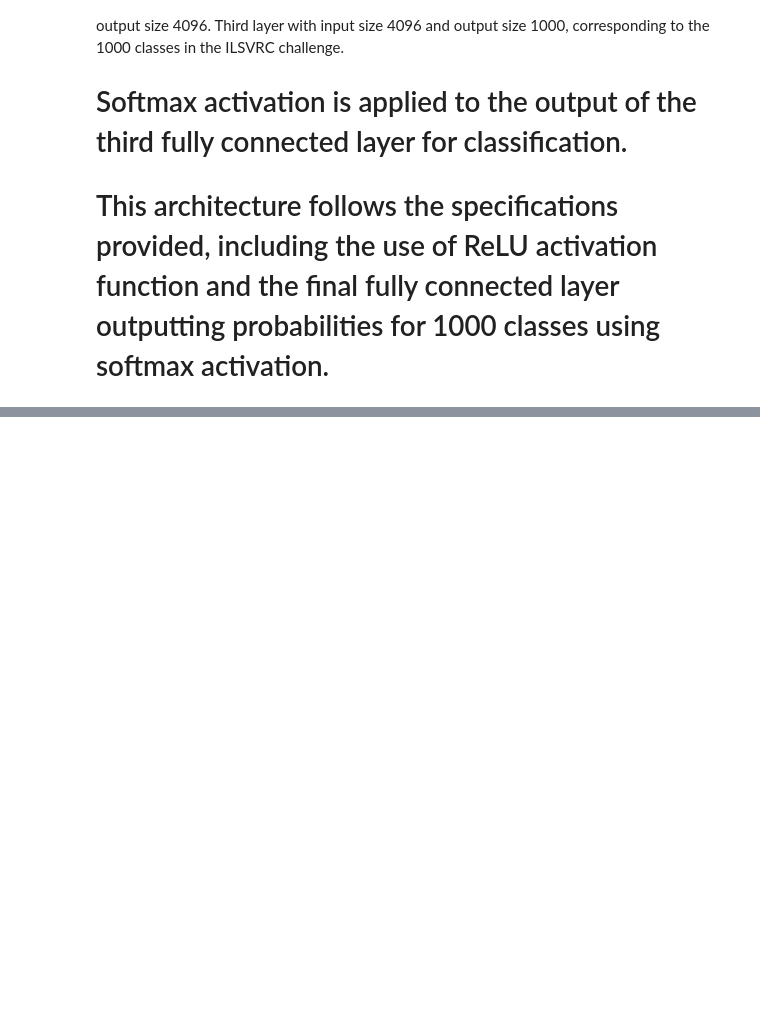
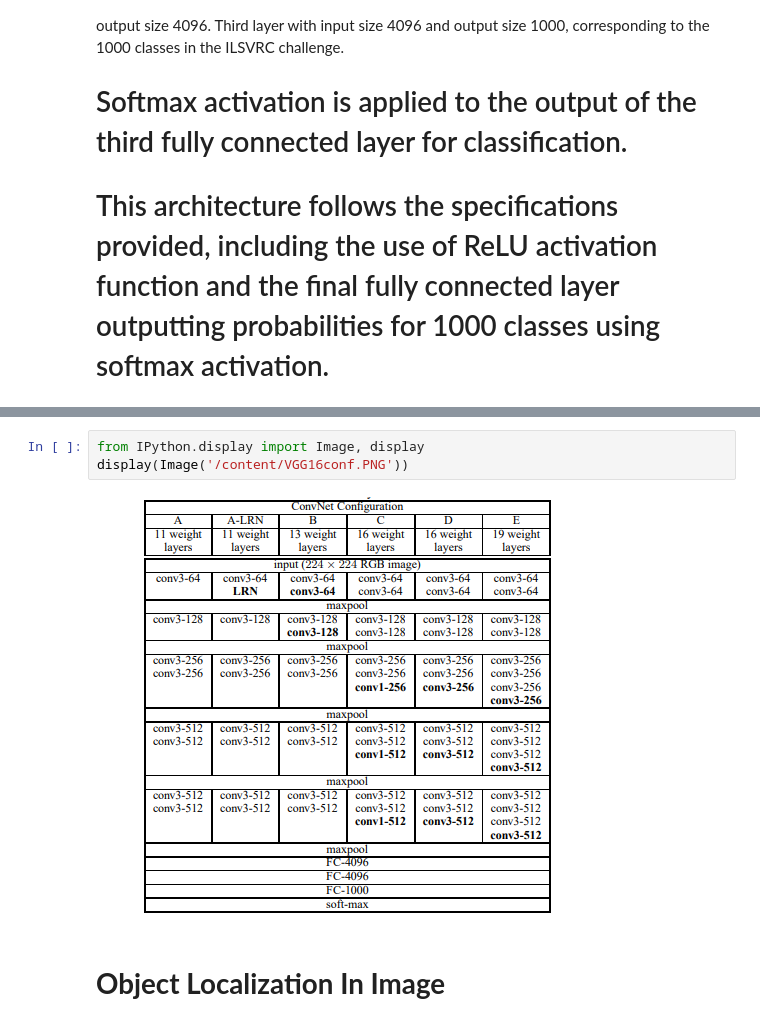
Before and after one commit to DhimanTarafdar/pretrained-model-VGG16-notes, a Jupyter notebook: VGG_16_|_CNN_model.ipynb, the cells around one changed output, grey strips where cells are left out. Drawn from its saved outputs; the diff is of its cells as text; blank space fills up the shorter version.

Commit message:
Object Localization In Image

```diff
--- a/VGG_16_|_CNN_model.ipynb
+++ b/VGG_16_|_CNN_model.ipynb
@@ -72,0 +77,7 @@ Third layer with input size 4096 and output size 1000, corresponding to the 1000
+# %%
+from IPython.display import Image, display
+display(Image('/content/VGG16conf.PNG'))
+# %% [output]
+[figure, added]
+# %% [markdown]
+# **Object Localization In Image**
```
Also changed, not shown: parts of 3 cells of this notebook.
